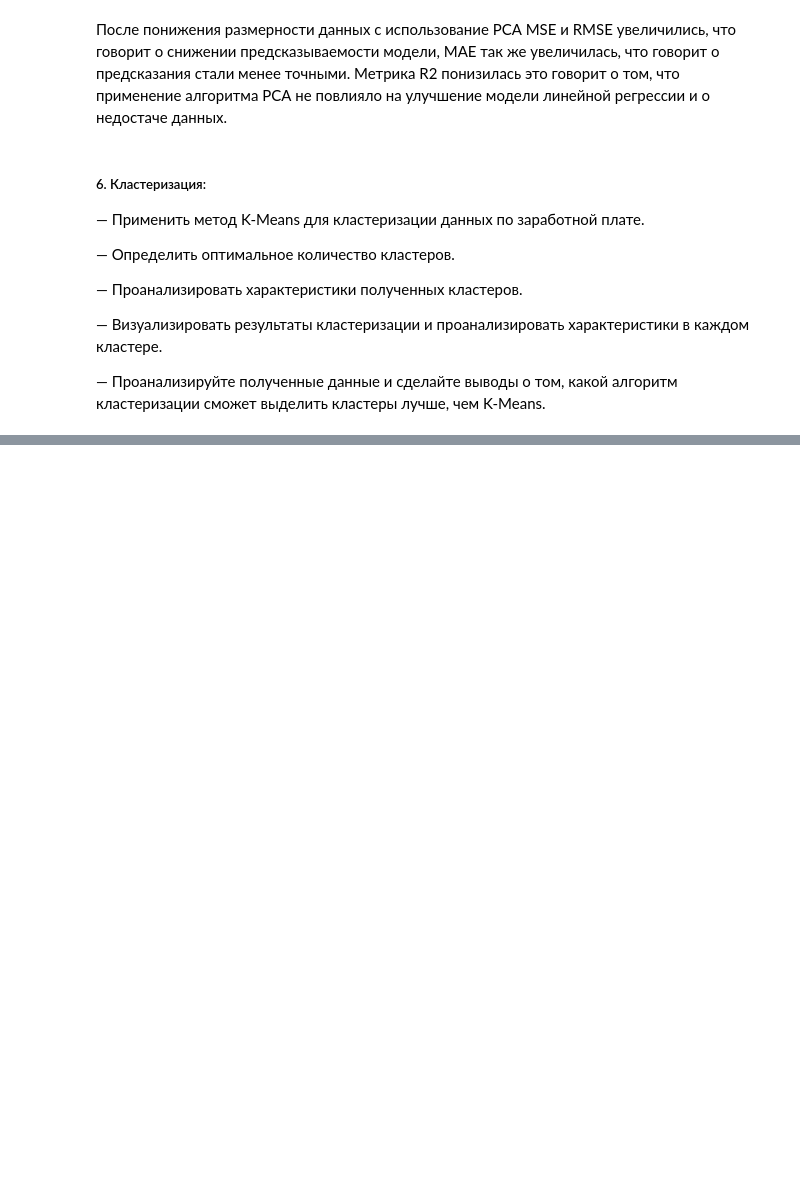
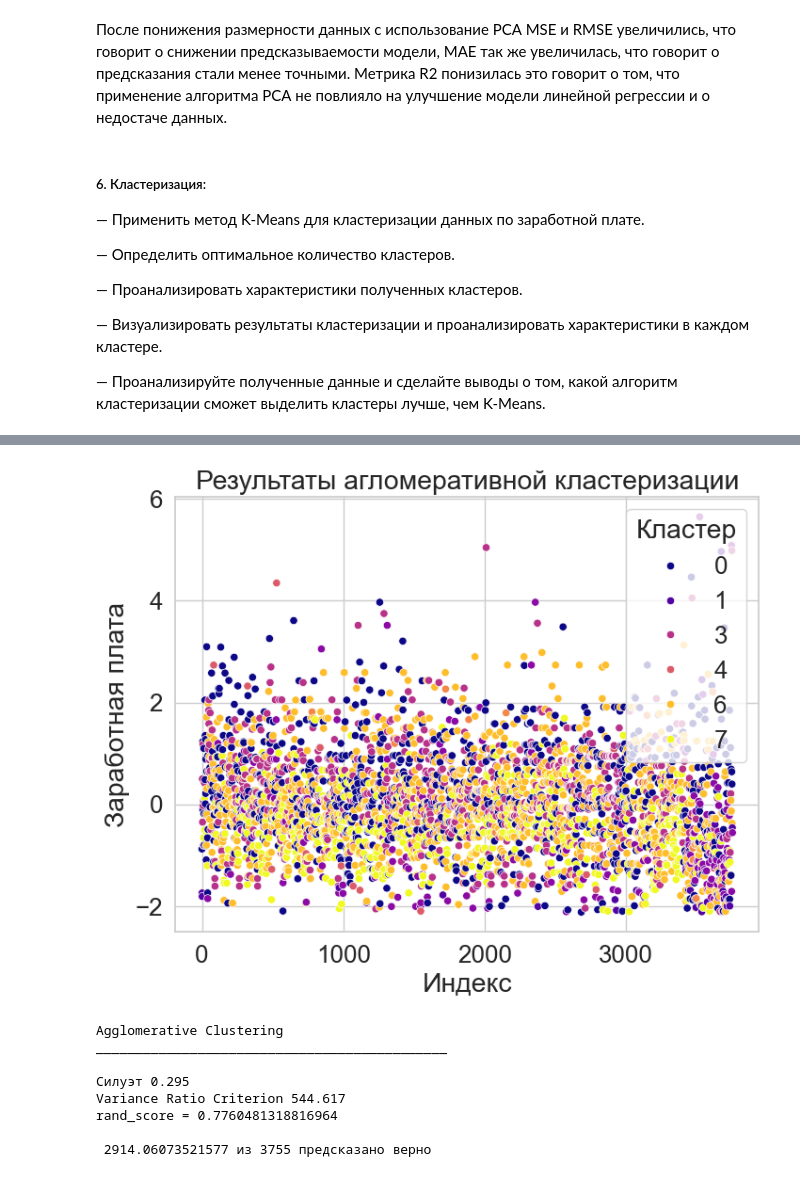
Before and after one commit to Ritorta/PythonDataBase, a Jupyter notebook: Work#10/Task_1.ipynb, the cells around one changed output, grey strips where cells are left out. Saved outputs shown, nothing was run; the diff lists cells and outputs as text; code cells hidden in the pictures; blank space fills up the shorter version.

```diff
--- a/Work#10/Task_1.ipynb
+++ b/Work#10/Task_1.ipynb
@@ -1357,0 +1413,36 @@ rand_score = 0.9535935392837963
+# %%
+# Применение агломеративной кластеризации
+agglo = AgglomerativeClustering(n_clusters=optimal_k)
+processed_df['agglo_cluster'] = agglo.fit_predict(X_scaled)
+
+# Визуализация результатов агломеративной кластеризации
+plt.figure(figsize=(8, 6))
+sns.scatterplot(x=processed_df.index, y='adjusted_salary', hue='agglo_cluster', data=processed_df, palette='plasma')
+plt.title('Результаты агломеративной кластеризации')
+plt.xlabel('Индекс')
+plt.ylabel('Заработная плата')
+plt.legend(title='Кластер')
+plt.show()
+
+# Расчет коэффициента силуэта и критерия Калиньского-Харабаза для агломеративной кластеризации
+silhouette_agglo = silhouette_score(X_scaled, processed_df['agglo_cluster'])
+chi_agglo = calinski_harabasz_score(X_scaled, processed_df['agglo_cluster'])
+
+print('Agglomerative Clustering')
+print('_' * 45 + '\n')
+print('Силуэт', round(silhouette_agglo, 3))
+print('Variance Ratio Criterion', round(chi_agglo, 3))
+
+# Rand Score для агломеративной кластеризации
+rs_agglo = rand_score(processed_df['agglo_cluster'], y)
+print("rand_score = {} \n\n {} из 3755 предсказано верно \n".format(rs_agglo, rs_agglo * 3755))
+# %% [output]
+[figure, added]
+Agglomerative Clustering
+_____________________________________________
+
+Силуэт 0.295
+Variance Ratio Criterion 544.617
+rand_score = 0.7760481318816964
+
+ 2914.06073521577 из 3755 предсказано верно
```
Also changed, not shown: parts of 6 cells of this notebook.
